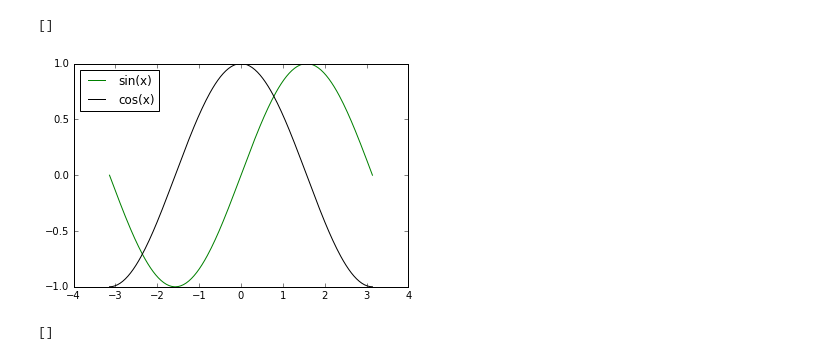
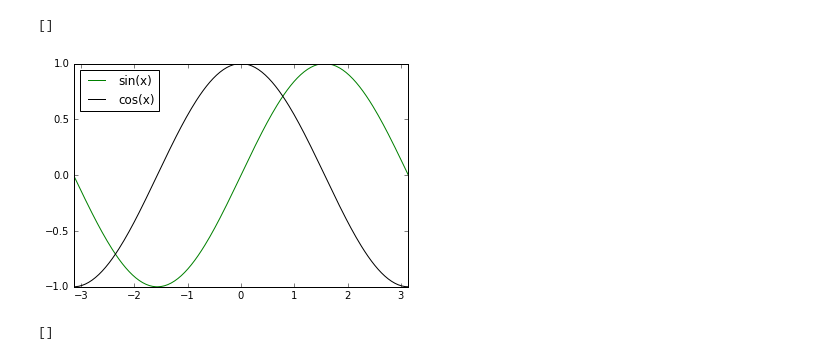
Before and after one commit to andrewberrington/A212, a Jupyter notebook: notebooks/day6exercises.ipynb, the cells around one changed output. Drawn from its saved outputs; the diff is of its cells as text; code cells hidden in the pictures.

```diff
--- a/notebooks/day6exercises.ipynb
+++ b/notebooks/day6exercises.ipynb
@@ -1,25 +1,25 @@
 # %%
 import numpy as np
 import math as ma
 from matplotlib import pyplot as plt
 %matplotlib inline
 
 # Exercise 3
 
 xvals = np.linspace(-np.pi,np.pi,200)
 singraph = np.sin(xvals)
 cosgraph = np.cos(xvals)
 
 fig,ax = plt.subplots(1,1)
 ax.plot(xvals,singraph,color='g',label='sin(x)')
 ax.plot(xvals,cosgraph,color='k',label='cos(x)')
 ax.legend(loc='upper left')
-ax.set_xbound(lower=-np.pi, upper=np.pi)
+ax.set_xlim(-np.pi, np.pi)
 
 ax.plot()
 # %% [output]
 []
-[figure, old version]
+[figure, new version]
 # %%
 # Exercise 4
 
```
Also changed, not shown: parts of 1 cell of this notebook.
